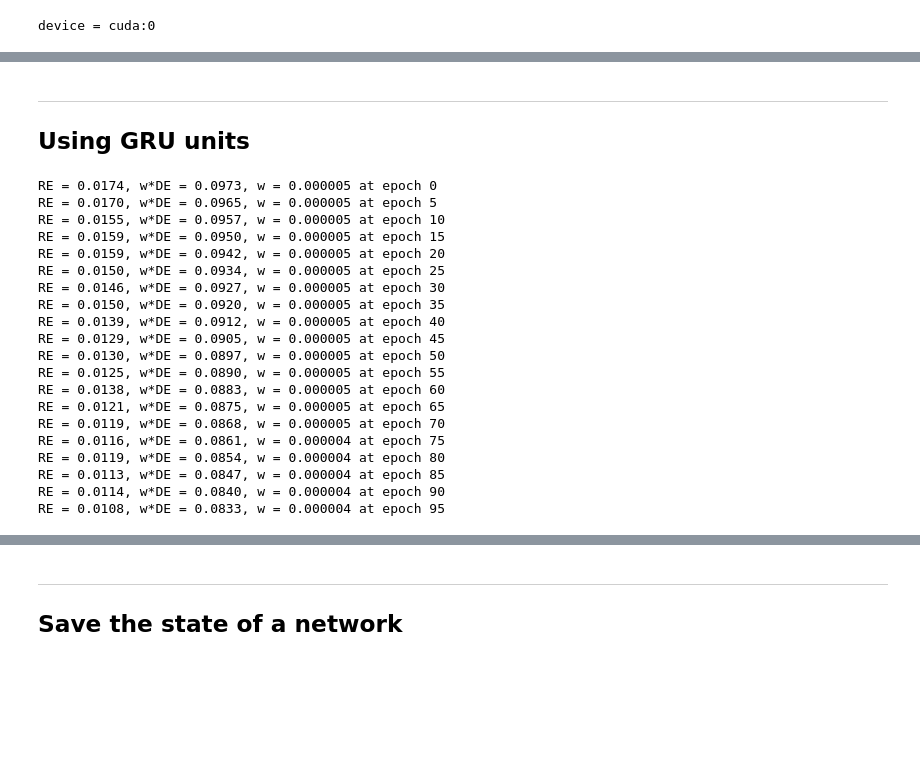
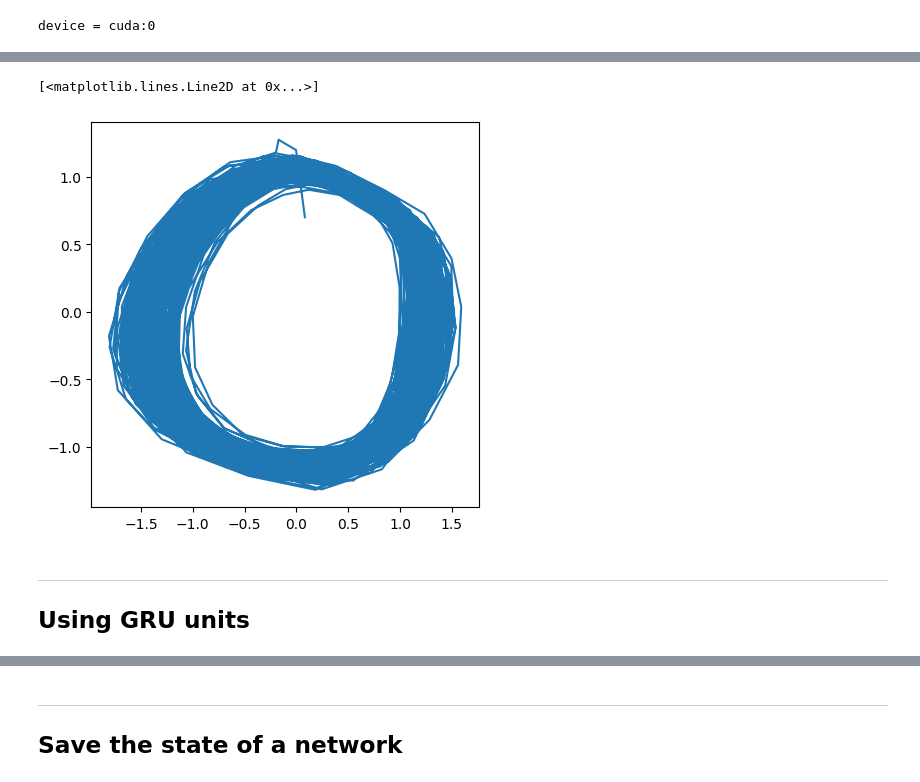
Before and after one commit to sergio-verduzco/deep_explorations, a Jupyter notebook: rnn/VRNN.ipynb, the cells around one changed output, grey strips where cells are left out. Drawn from its saved outputs; the diff is of its cells as text; code cells hidden in the pictures; blank space fills up the shorter version.

```diff
--- a/rnn/VRNN.ipynb
+++ b/rnn/VRNN.ipynb
@@ -208,7 +217,7 @@ class VRNN(nn.Module):
                 prior mu_z values, shape (T, n_z)
                 prior sigma_z values, shape (T, n_z)
                 mu_z vales from the encoder, shape (T, n_z)
-                sigma_z values from the endoer, shape (T, n_z)
+                sigma_z values from the encoder, shape (T, n_z)
         """
         h = torch.zeros(self.h_n, device=device)
         T = x.shape[0]
@@ -288,13 +297,8 @@ def KL_loss(mu1, sigma1, mu2, sigma2):
             Scalar value from the sum of the T KL divergences.
     """
     tiny = 1e-16
-    # lds1 = torch.log(sigma1.prod(axis=1) + tiny)
     lds1 = (sigma1 + tiny).log().sum()
     lds2 = (sigma2 + tiny).log().sum()
-    # lds2 = torch.log(sigma2.prod(axis=1) + tiny)
-    # tr = sigma1.div(sigma2 + tiny).sum(axis=1)
-    tr = sigma1.div(sigma2 + tiny).sum()
-    # nrm = (mu2 - mu1).pow(2).div(sigma2 + tiny).sum(axis=1)
-    nrm = (mu2 - mu1).pow(2).div(sigma2 + tiny).sum()
-    KLs = 0.5 *(lds2 - lds1 + tr + nrm)
-    return KLs  # .sum()
+    frac = (sigma1.pow(2) + (mu2 - mu1).pow(2)).div(sigma2.pow(2) + tiny)
+    KLs = (lds2 - lds1) + 0.5 * frac.sum()
+    return KLs
@@ -484,10 +308,10 @@ mse_loss = nn.MSELoss(reduction='mean')
 
 lr = 3e-4  # learning rate
 x_n = 2  # Input dimension. This shouldn't change
-h_n = 60 # hidden state dimension
-z_n = 10  # latent space dimension
-n_x_features = 15  # number of features to extract from inputs
-n_z_features = 15  # number of features to extract from latent variables
+h_n = 40 # hidden state dimension
+z_n = 8  # latent space dimension
+n_x_features = 10  # number of features to extract from inputs
+n_z_features = 16  # number of features to extract from latent variables
 
 phi_x_config = {'sizes': [x_n, n_x_features],
                 'nltypes': ['relu'],
@@ -675,3 +521,11 @@ for trace in range(n_traces):
+# %%
+# generate a single trace
+gen_coords = vrnn.generate(5000).cpu().detach().numpy()
+fig = plt.figure(figsize=(5,5))
+plt.plot(gen_coords[:,0], gen_coords[:,1])
+# %% [output]
+[<matplotlib.lines.Line2D at 0x...>]
+[figure, added]
 # %% [markdown]
 ---
 ## Using GRU units
@@ -821,44 +675,3 @@ vrnn_gru = VRNN_GRU(phi_x_config,
 
 optim = torch.optim.Adam(vrnn_gru.parameters(), lr=lr)
 mse_loss = nn.MSELoss(reduction='mean')
-# %%
-# training loop
-n_epochs = 100  # number of epochs
-coordinates = coordinates.to(device)
-if not 'w' in locals():
-    w = 0.
-alpha = 1e-7
-
-for epoch in range(n_epochs):
-    optim.zero_grad()
-    x, pmu, psig, mu, sig = vrnn_gru(coordinates[:-1])
-    RE = mse_loss(x, coordinates[1:])
-    DE = KL_loss(mu, sig, pmu, psig)
-    loss = RE + w * DE
-    loss.backward()
-    optim.step()
-    with torch.no_grad():
-        w += alpha * (RE - w * DE)
-    if epoch % 5 == 0:
-        print(f"RE = {RE:.4f}, w*DE = {w * DE:.4f}, w = {w:.6f} at epoch {epoch}")
-# %% [output]
-RE = 0.0174, w*DE = 0.0973, w = 0.000005 at epoch 0
-RE = 0.0170, w*DE = 0.0965, w = 0.000005 at epoch 5
-RE = 0.0155, w*DE = 0.0957, w = 0.000005 at epoch 10
-RE = 0.0159, w*DE = 0.0950, w = 0.000005 at epoch 15
-RE = 0.0159, w*DE = 0.0942, w = 0.000005 at epoch 20
-RE = 0.0150, w*DE = 0.0934, w = 0.000005 at epoch 25
-RE = 0.0146, w*DE = 0.0927, w = 0.000005 at epoch 30
-RE = 0.0150, w*DE = 0.0920, w = 0.000005 at epoch 35
-RE = 0.0139, w*DE = 0.0912, w = 0.000005 at epoch 40
-RE = 0.0129, w*DE = 0.0905, w = 0.000005 at epoch 45
-RE = 0.0130, w*DE = 0.0897, w = 0.000005 at epoch 50
-RE = 0.0125, w*DE = 0.0890, w = 0.000005 at epoch 55
-RE = 0.0138, w*DE = 0.0883, w = 0.000005 at epoch 60
-RE = 0.0121, w*DE = 0.0875, w = 0.000005 at epoch 65
-RE = 0.0119, w*DE = 0.0868, w = 0.000005 at epoch 70
-RE = 0.0116, w*DE = 0.0861, w = 0.000004 at epoch 75
-RE = 0.0119, w*DE = 0.0854, w = 0.000004 at epoch 80
-RE = 0.0113, w*DE = 0.0847, w = 0.000004 at epoch 85
-RE = 0.0114, w*DE = 0.0840, w = 0.000004 at epoch 90
-RE = 0.0108, w*DE = 0.0833, w = 0.000004 at epoch 95
```
Also changed, not shown: parts of 21 cells of this notebook, 16 other files.
